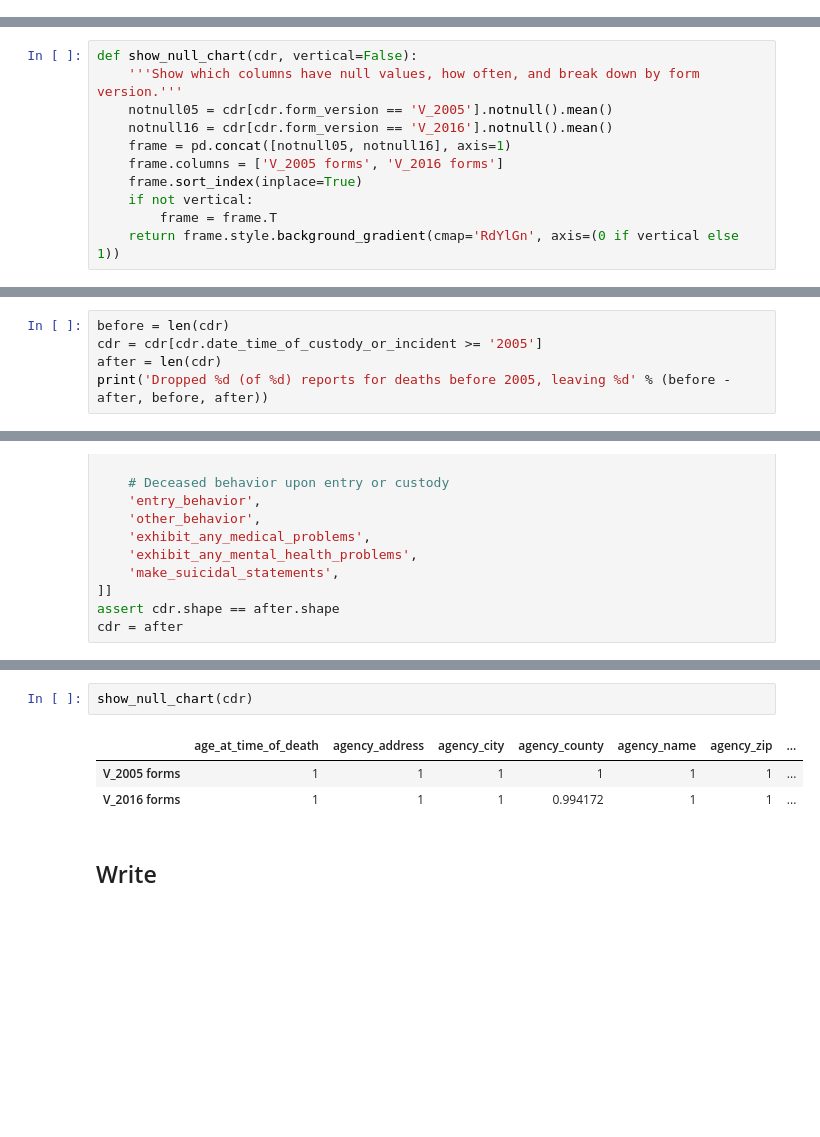
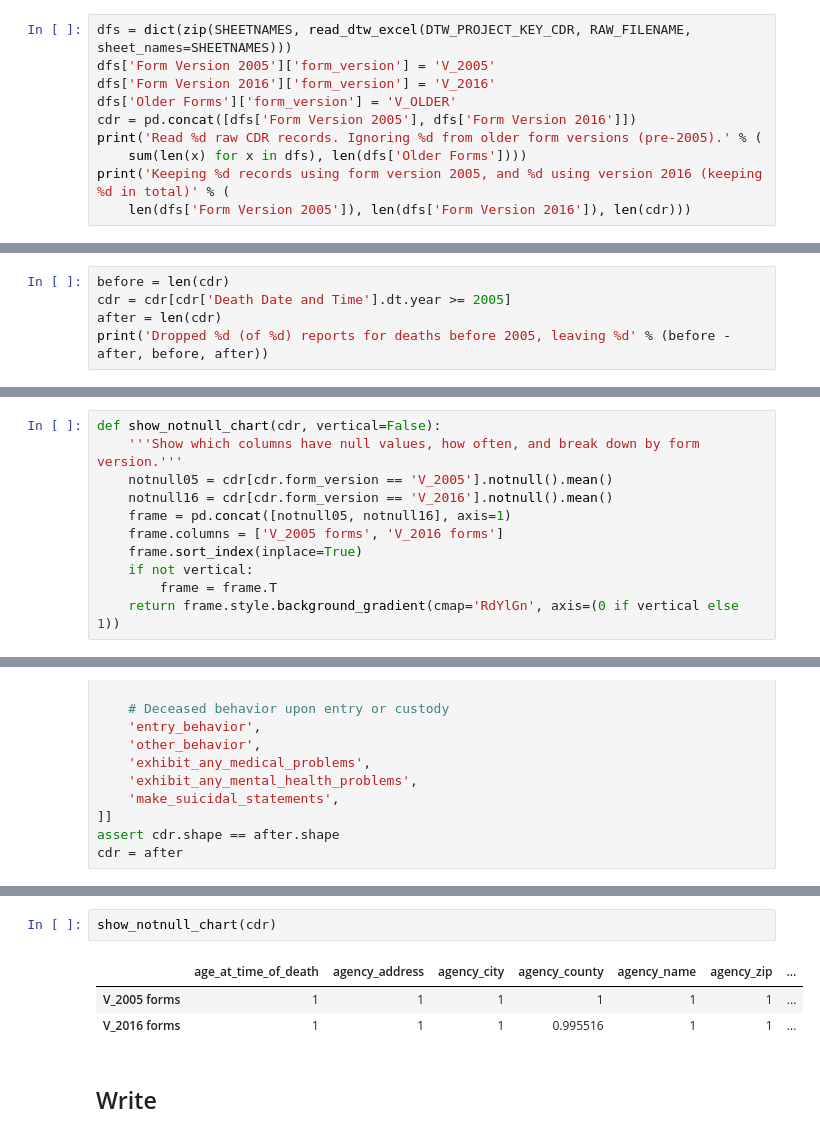
Before and after one commit to texas-justice-initiative/data-processing, a Jupyter notebook: data_cleaning/clean_cdr.ipynb, the cells around one changed output, grey strips where cells are left out. Cells and saved outputs as stored; diff of their text form; blank space fills up the shorter version.

```diff
--- a/data_cleaning/clean_cdr.ipynb
+++ b/data_cleaning/clean_cdr.ipynb
@@ -60,0 +53,10 @@ Writing excel file to temp file: /var/folders/dc/8cbxbsh515s908xl0zyprszm0000gn/
+# %%
+dfs = dict(zip(SHEETNAMES, read_dtw_excel(DTW_PROJECT_KEY_CDR, RAW_FILENAME, sheet_names=SHEETNAMES)))
+dfs['Form Version 2005']['form_version'] = 'V_2005'
+dfs['Form Version 2016']['form_version'] = 'V_2016'
+dfs['Older Forms']['form_version'] = 'V_OLDER'
+cdr = pd.concat([dfs['Form Version 2005'], dfs['Form Version 2016']])
+print('Read %d raw CDR records. Ignoring %d from older form versions (pre-2005).' % (
+    sum(len(x) for x in dfs), len(dfs['Older Forms'])))
+print('Keeping %d records using form version 2005, and %d using version 2016 (keeping %d in total)' % (
+    len(dfs['Form Version 2005']), len(dfs['Form Version 2016']), len(cdr)))
@@ -60,0 +71,5 @@ Writing excel file to temp file: /var/folders/dc/8cbxbsh515s908xl0zyprszm0000gn/
+# %%
+before = len(cdr)
+cdr = cdr[cdr['Death Date and Time'].dt.year >= 2005]
+after = len(cdr)
+print('Dropped %d (of %d) reports for deaths before 2005, leaving %d' % (before - after, before, after))
@@ -81,7 +98,7 @@ df1.head()
 # %% [markdown]
 ## Helper methods
 # %%
-def show_null_chart(cdr, vertical=False):
+def show_notnull_chart(cdr, vertical=False):
     '''Show which columns have null values, how often, and break down by form version.'''
     notnull05 = cdr[cdr.form_version == 'V_2005'].notnull().mean()
     notnull16 = cdr[cdr.form_version == 'V_2016'].notnull().mean()
@@ -199,5 +215,0 @@ upcase_strip_string_cells(cdr)
-# %%
-before = len(cdr)
-cdr = cdr[cdr.date_time_of_custody_or_incident >= '2005']
-after = len(cdr)
-print('Dropped %d (of %d) reports for deaths before 2005, leaving %d' % (before - after, before, after))
@@ -1014,9 +1033,9 @@ cdr.sample(10)
 # %%
-show_null_chart(cdr)
+show_notnull_chart(cdr)
 # %% [output]
 |  | age_at_time_of_death | agency_address | agency_city | agency_county | agency_name | agency_zip | ... |
 | V_2005 forms | 1 | 1 | 1 | 1 | 1 | 1 | ... |
-| V_2016 forms | 1 | 1 | 1 | 0.994172 | 1 | 1 | ... |
+| V_2016 forms | 1 | 1 | 1 | 0.995516 | 1 | 1 | ... |
 # %% [markdown]
 ## Write
 # %%
```
Also changed, not shown: parts of 71 cells of this notebook, 6 other files.
